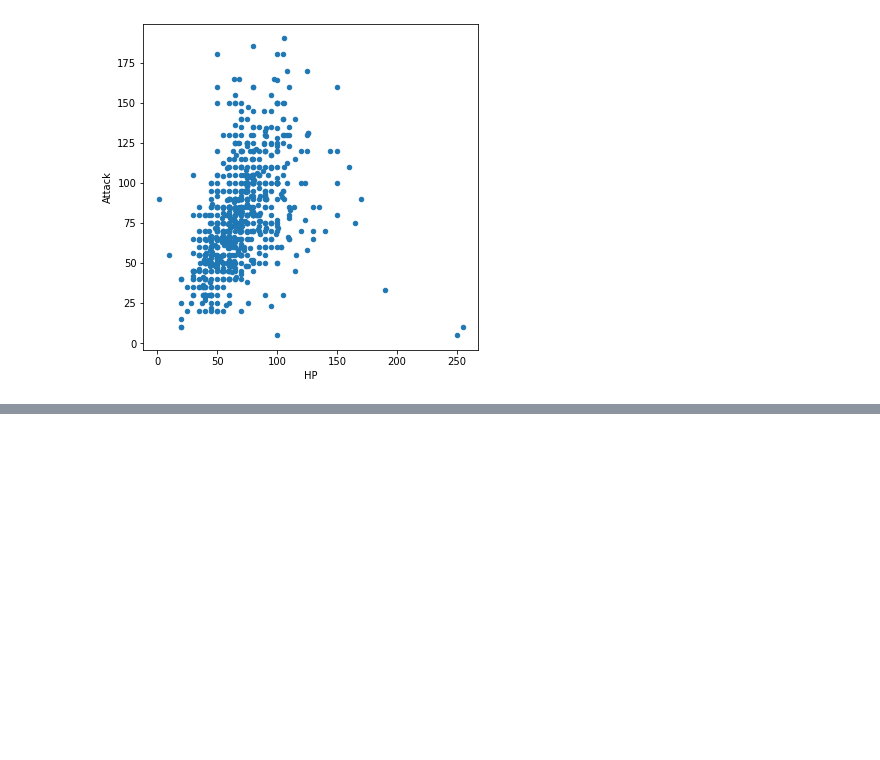
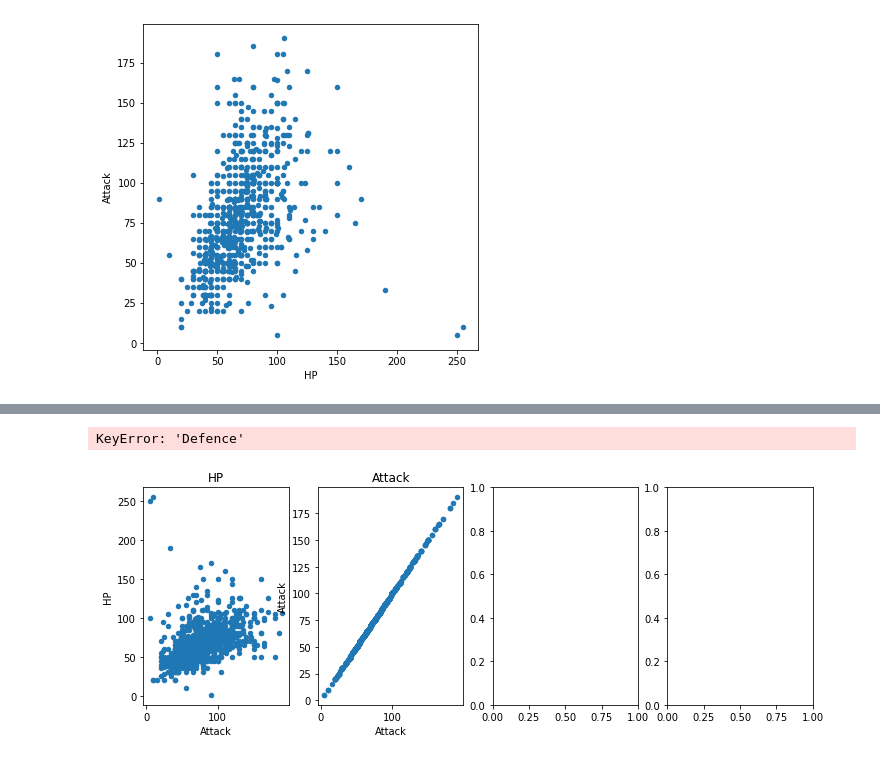
Before and after one commit to akash-yadav-git/Data-Science-Course, a Jupyter notebook: visualization.ipynb, the cells around one changed output, grey strips where cells are left out. Saved outputs shown, nothing was run; the diff lists cells and outputs as text; code cells hidden in the pictures; blank space fills up the shorter version.

Commit message:
visualization

```diff
--- a/visualization.ipynb
+++ b/visualization.ipynb
@@ -228,7 +234,10 @@ pokemon.plot(kind='scatter', x='HP', y='Attack', figsize=(6,6),
 # %%
 fig, ax= plt.subplots(1,4, figsize=(12,4))
 cols=['HP','Attack', 'Defence','Speed']
 for i in range(4):
-    pokemon.plot(kind='scatter', x='Sp.Atk', y=cols[i], ax=ax[i])
+    pokemon.plot(kind='scatter', x='sp.Attack', y=cols[i], ax=ax[i])
     ax[i].set_title(cols[i])
 plt.show()
+# %% [output]
+KeyError: 'Defence'
+[figure, added]
```
Also changed, not shown: parts of 2 cells of this notebook, 2 other files.
